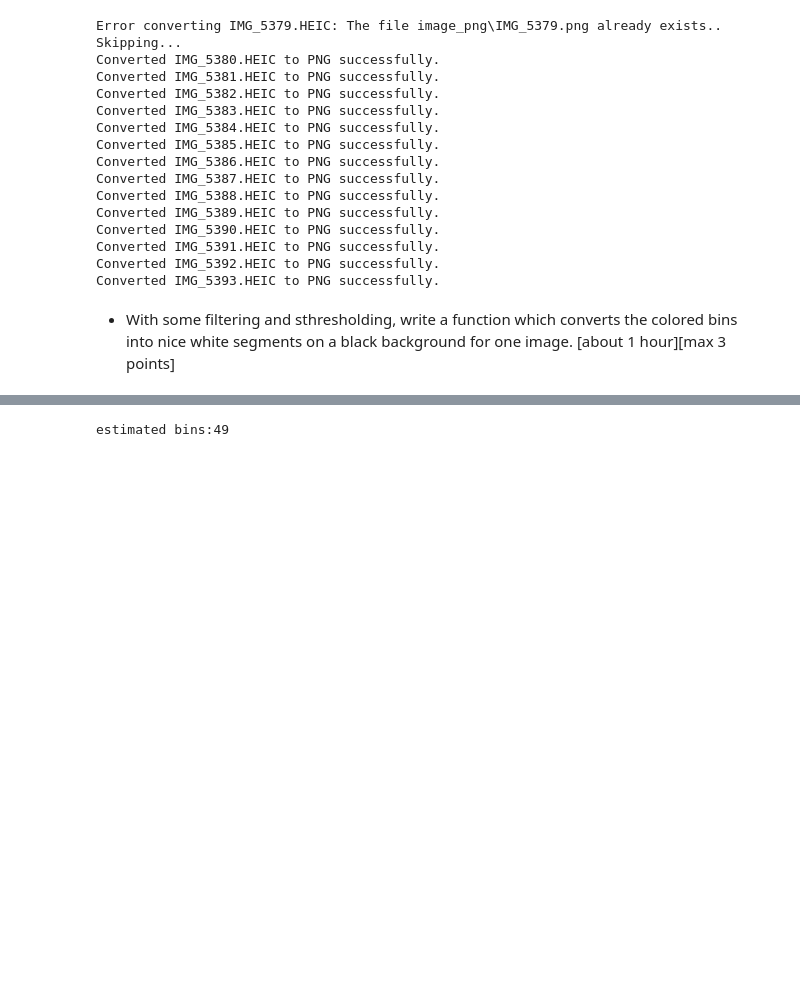
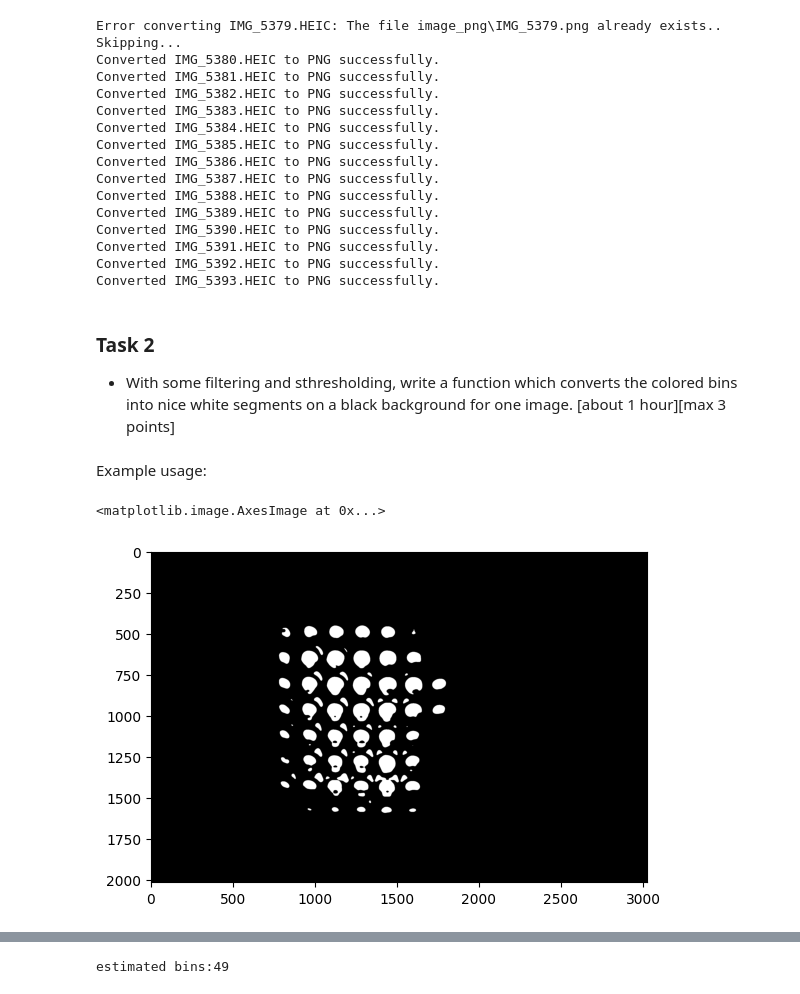
Before and after one commit to ericjeab/Data-Science-Fundamentals, a Jupyter notebook: CodingTask2/img_processing_final.ipynb, the cells around one changed output, grey strips where cells are left out. Saved outputs shown, nothing was run; the diff lists cells and outputs as text; code cells hidden in the pictures; blank space fills up the shorter version.

```diff
--- a/CodingTask2/img_processing_final.ipynb
+++ b/CodingTask2/img_processing_final.ipynb
@@ -60,6 +60,7 @@ Converted IMG_5391.HEIC to PNG successfully.
 Converted IMG_5392.HEIC to PNG successfully.
 Converted IMG_5393.HEIC to PNG successfully.
 # %% [markdown]
+### Task 2
 - With some filtering and sthresholding, write a function which converts the colored bins into nice white segments on a black background for one image. [about 1 hour][max 3 points]
 # %%
 import cv2
@@ -71,8 +72,17 @@ def image_input(path):
     image = image[image.shape[0]//2:image.shape[0],:] #adjusting image
     return image
 # %%
-def create_binary(image):
-    wellplate_f = scipy.ndimage.gaussian_filter(image,sigma=10)
-
-    thresh = cv2.threshold(wellplate_f,70, 255, cv2.THRESH_BINARY_INV)[1]
+def create_binary(image, Lower = 70, Upper = 255):
+    wellplate_f = scipy.ndimage.gaussian_filter(image,sigma=10) #blur image
+    thresh = cv2.threshold(wellplate_f,Lower, Upper, cv2.THRESH_BINARY_INV)[1]
     return thresh
+# %% [markdown]
+Example usage:
+# %%
+img = image_input("image_png/IMG_5379.png")
+thresh = create_binary(img,60)
+
+plt.imshow(thresh, cmap="gray")
+# %% [output]
+<matplotlib.image.AxesImage at 0x...>
+[figure, added]
```
Also changed, not shown: parts of 3 cells of this notebook.
